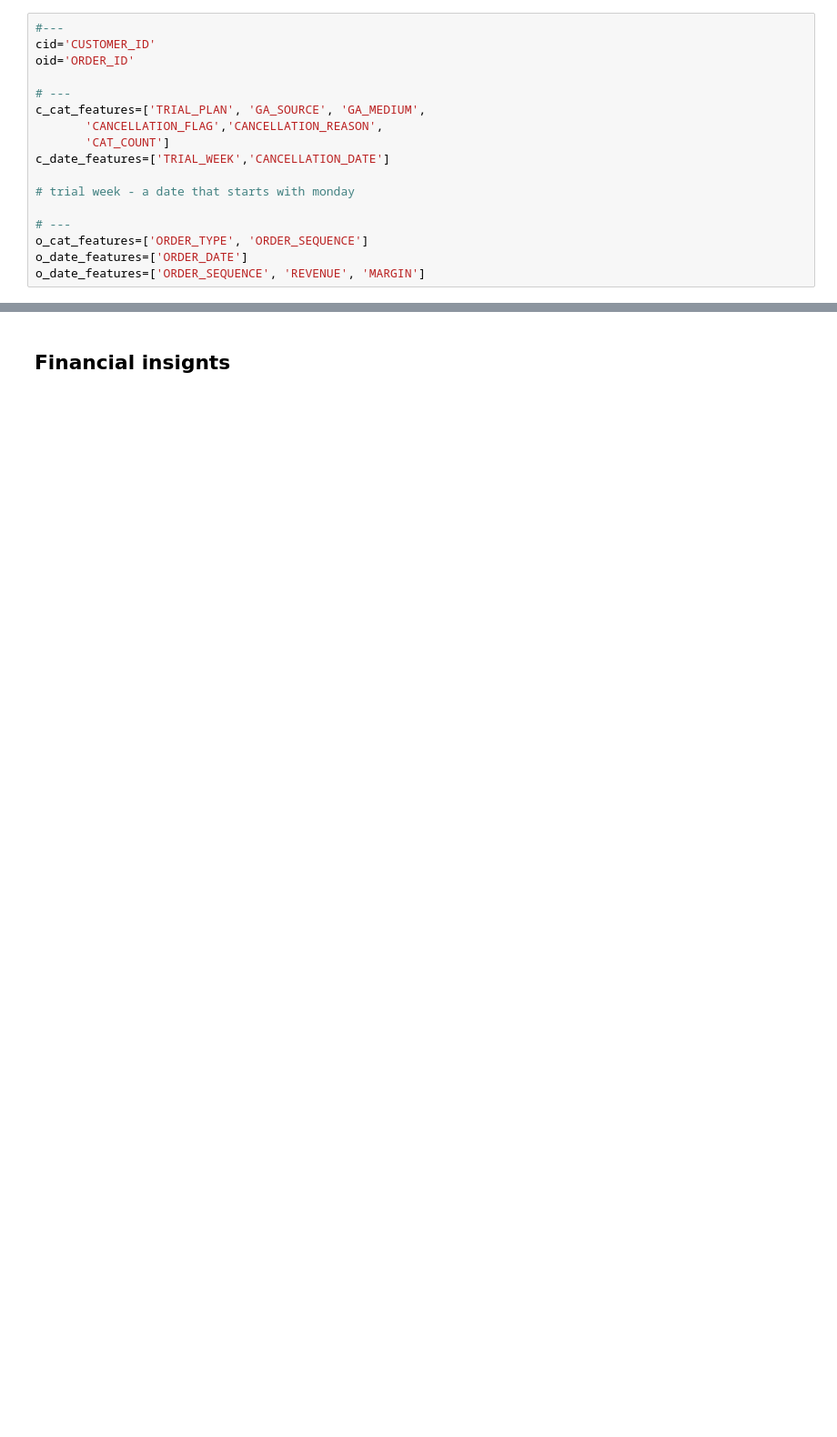
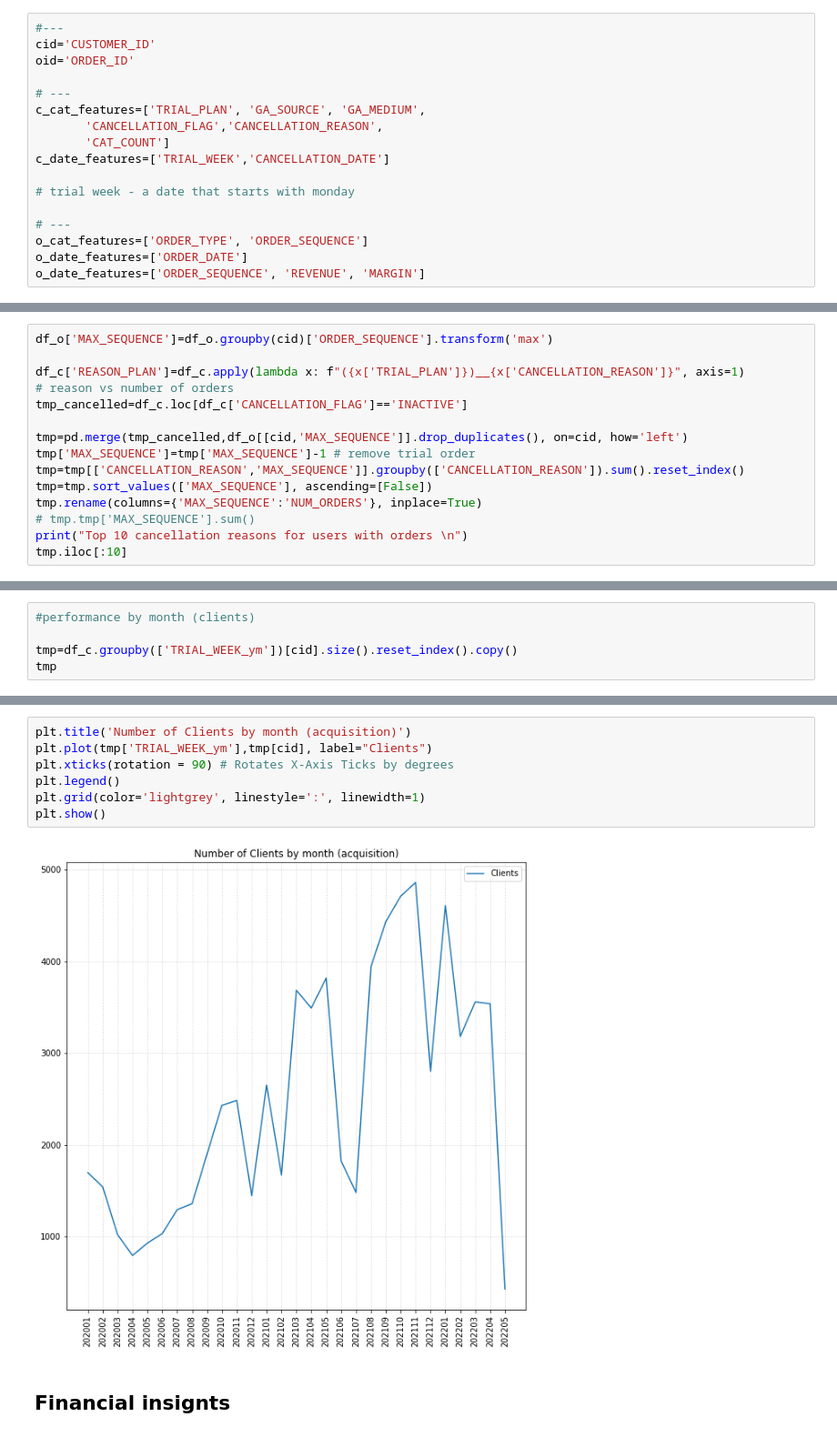
Before and after one commit to yurywallet/test_assignments, a Jupyter notebook: smalls/task_smalls.ipynb, the cells around one changed output, grey strips where cells are left out. Shown at 91% size. Drawn from its saved outputs; the diff is of its cells as text; blank space fills up the shorter version.

```diff
--- a/smalls/task_smalls.ipynb
+++ b/smalls/task_smalls.ipynb
@@ -93,0 +283,15 @@ Users that made order without Trial 378
+# %%
+df_o['MAX_SEQUENCE']=df_o.groupby(cid)['ORDER_SEQUENCE'].transform('max')
+
+df_c['REASON_PLAN']=df_c.apply(lambda x: f"({x['TRIAL_PLAN']})__{x['CANCELLATION_REASON']}", axis=1)
+# reason vs number of orders
+tmp_cancelled=df_c.loc[df_c['CANCELLATION_FLAG']=='INACTIVE']
+
+tmp=pd.merge(tmp_cancelled,df_o[[cid,'MAX_SEQUENCE']].drop_duplicates(), on=cid, how='left')
+tmp['MAX_SEQUENCE']=tmp['MAX_SEQUENCE']-1 # remove trial order
+tmp=tmp[['CANCELLATION_REASON','MAX_SEQUENCE']].groupby(['CANCELLATION_REASON']).sum().reset_index()
+tmp=tmp.sort_values(['MAX_SEQUENCE'], ascending=[False])
+tmp.rename(columns={'MAX_SEQUENCE':'NUM_ORDERS'}, inplace=True)
+# tmp.tmp['MAX_SEQUENCE'].sum()
+print("Top 10 cancellation reasons for users with orders \n")
+tmp.iloc[:10]
@@ -93,0 +654,5 @@ Users that made order without Trial 378
+# %%
+#performance by month (clients)
+
+tmp=df_c.groupby(['TRIAL_WEEK_ym'])[cid].size().reset_index().copy()
+tmp
@@ -94,2 +677,11 @@ Users that made order without Trial 378
+# %%
+plt.title('Number of Clients by month (acquisition)')
+plt.plot(tmp['TRIAL_WEEK_ym'],tmp[cid], label="Clients")
+plt.xticks(rotation = 90) # Rotates X-Axis Ticks by degrees
+plt.legend()
+plt.grid(color='lightgrey', linestyle=':', linewidth=1)
+plt.show()
+# %% [output]
+[figure, added]
 # %% [markdown]
 ## Financial insignts
```
Also changed, not shown: parts of 57 cells of this notebook.
